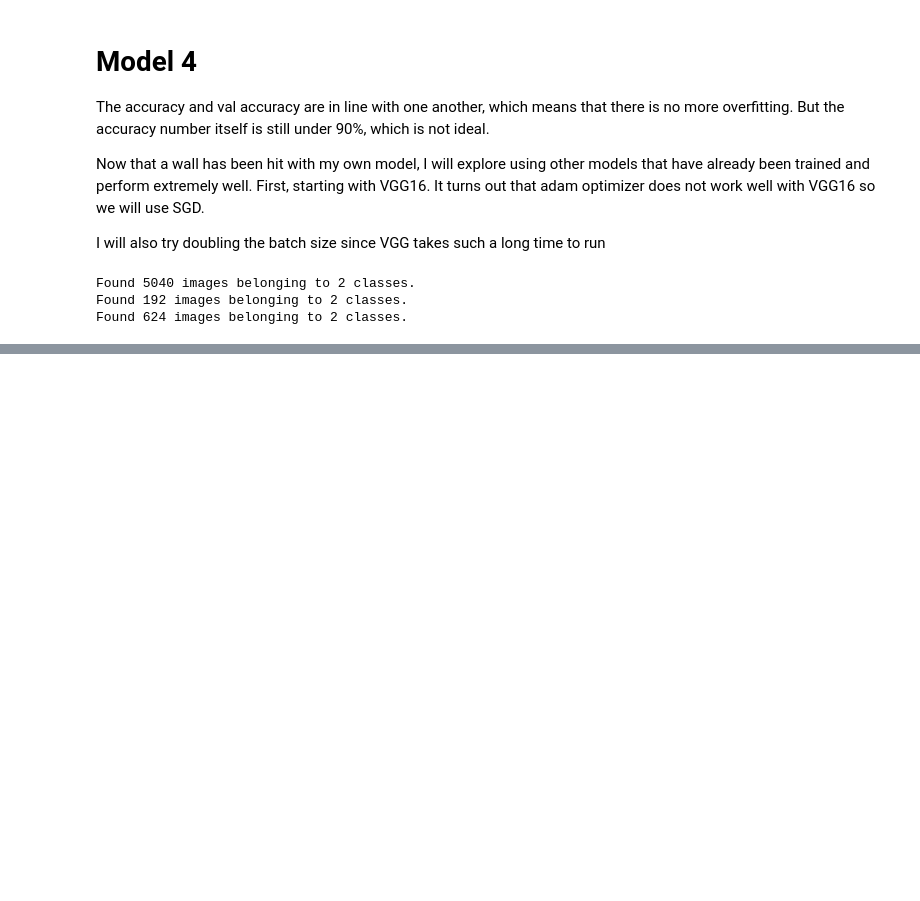
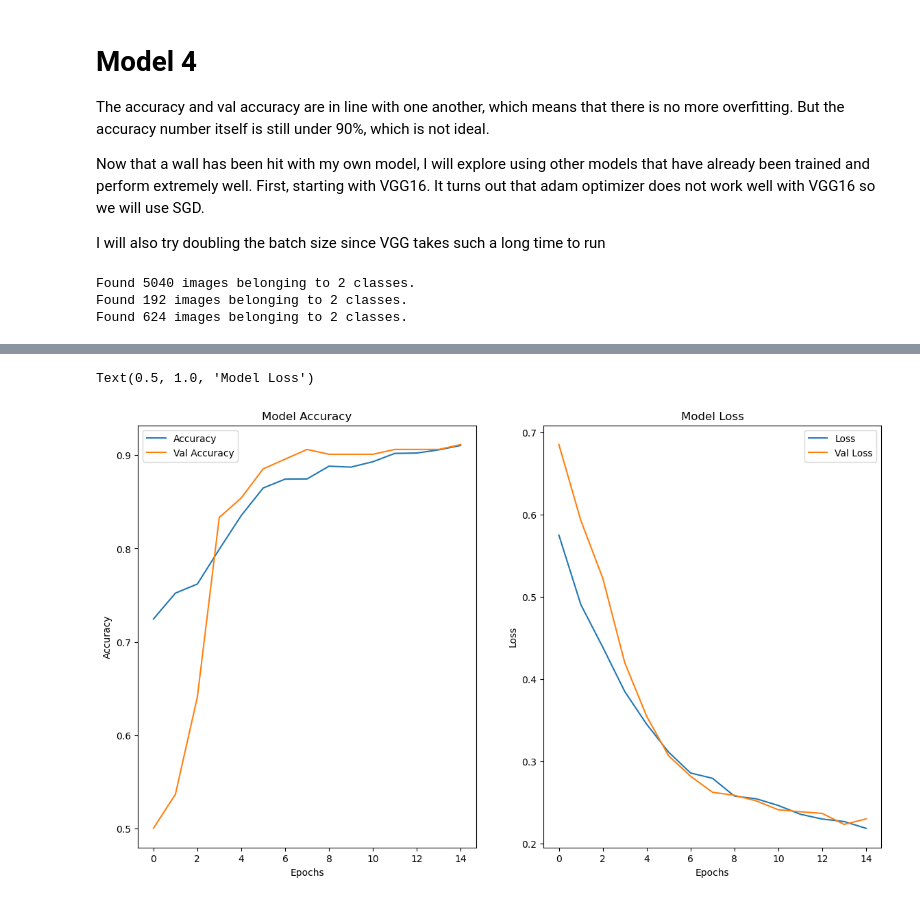
Before and after one commit to Zxhjlk/Phase4Project, a Jupyter notebook: notebooks/Modeling.ipynb, the cells around one changed output, grey strips where cells are left out. Cells and saved outputs as stored; diff of their text form; code cells hidden in the pictures; blank space fills up the shorter version.

Commit message:
Test gradcam, finish rest of model and write summary

```diff
--- a/notebooks/Modeling.ipynb
+++ b/notebooks/Modeling.ipynb
@@ -418,31 +341,34 @@ Now that a wall has been hit with my own model, I will explore using other model
 I will also try doubling the batch size since VGG takes such a long time to run
 # %%
 #Change batch size depending on scenario
-b_size =  32
+b_size =  16
 
-train_data = ImageDataGenerator(rescale=1/255, rotation_range=40, zoom_range=0.4, horizontal_flip=True,
-                                width_shift_range=0.35, height_shift_range=0.35)
-train_img = train_data.flow_from_directory(directory='../data/train', target_size=(224,224), batch_size=b_size, class_mode='binary', shuffle=True)
+train_data = ImageDataGenerator(rescale=1/255, rotation_range=30, zoom_range=0.3, horizontal_flip=True,
+                                width_shift_range=0.25, height_shift_range=0.25)
+train_img = train_data.flow_from_directory(directory='../data/train', target_size=(150,150), batch_size=b_size, class_mode='binary', shuffle=True)
 
 val_data = ImageDataGenerator(rescale=1/255)
-val_img = val_data.flow_from_directory(directory='../data/val', target_size=(224, 224), batch_size=b_size, class_mode='binary', shuffle=True)
+val_img = val_data.flow_from_directory(directory='../data/val', target_size=(150, 150), batch_size=b_size, class_mode='binary', shuffle=True)
 
 test_data = ImageDataGenerator(rescale=1/255)
-test_img = test_data.flow_from_directory(directory='../data/test', target_size=(224, 224), batch_size=b_size, class_mode='binary', shuffle=True)
+test_img = test_data.flow_from_directory(directory='../data/test', target_size=(150, 150), batch_size=b_size, class_mode='binary', shuffle=True)
 # %% [output]
 Found 5040 images belonging to 2 classes.
 Found 192 images belonging to 2 classes.
 Found 624 images belonging to 2 classes.
 # %%
 model4 = Sequential()
-model4.add(VGG16(include_top = False, input_shape=(224, 224, 3)))
+model4.add(VGG16(include_top = False, input_shape=(150, 150, 3)))
 
 model4.add(Flatten())
 model4.add(Dense(64, activation='relu'))
 model4.add(Dense(1, activation='sigmoid'))
 
+reduce_lr = ReduceLROnPlateau(monitor='val_accuracy', factor=0.3, patience=1, min_lr=0.000001, verbose=1)
+early_stop = EarlyStopping(monitor='val_loss', restore_best_weights=True , patience=3, verbose=1)
+
 optimizer = keras.optimizers.SGD(lr=0.0001, clipnorm=1.0)
 model4.compile(optimizer, loss='binary_crossentropy', metrics=['accuracy'])
 # %%
-model4_hist = model4.fit(train_img, epochs=10, validation_data=val_img, steps_per_epoch=5040/b_size)
+model4_hist = model4.fit(train_img, epochs=15, validation_data=val_img, steps_per_epoch=5040/b_size, callbacks=[early_stop])
 # %% [output]
@@ -458,0 +397,18 @@ Epoch 5/5
+# %%
+fig, (ax1, ax2) = plt.subplots(ncols=2, figsize=(14, 8))
+ax1.plot(model4_hist.history['accuracy'])
+ax1.plot(model4_hist.history['val_accuracy'])
+ax1.set_ylabel('Accuracy')
+ax1.set_xlabel('Epochs')
+ax1.legend(['Accuracy', 'Val Accuracy'])
+ax1.set_title('Model Accuracy')
+
+ax2.plot(model4_hist.history['loss'])
+ax2.plot(model4_hist.history['val_loss'])
+ax2.set_ylabel('Loss')
+ax2.set_xlabel('Epochs')
+ax2.legend(['Loss', 'Val Loss'])
+ax2.set_title('Model Loss')
+# %% [output]
+Text(0.5, 1.0, 'Model Loss')
+[figure, added]
```
Also changed, not shown: parts of 14 cells of this notebook, 2 other files.
